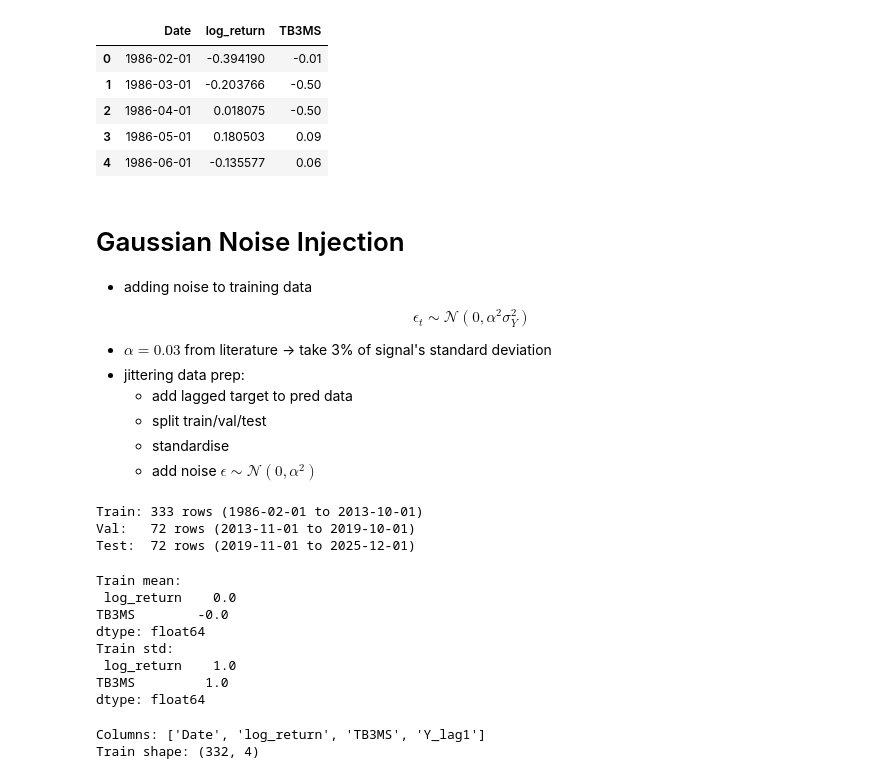
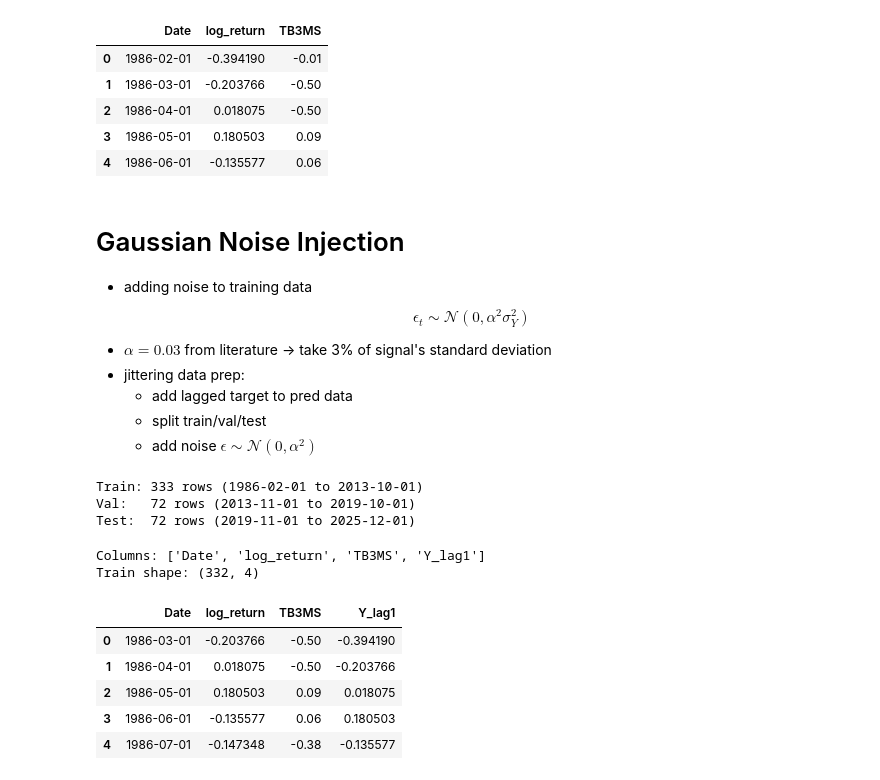
Before and after one commit to Meowth239/dse4101-project, a Jupyter notebook: data/jittering.ipynb, the cells around one changed output. Drawn from its saved outputs; the diff is of its cells as text; code cells hidden in the pictures.

```diff
--- a/data/jittering.ipynb
+++ b/data/jittering.ipynb
@@ -115,6 +115,13 @@ df_raw.head()
 | 2 | 1986-04-01 | 0.018075 | -0.50 |
 | 3 | 1986-05-01 | 0.180503 | 0.09 |
 | 4 | 1986-06-01 | -0.135577 | 0.06 |
+# %%
+predictors = pd.read_csv("tb3ms.csv", parse_dates=['date'])
+predictors = predictors.rename(columns={'date': 'Date', 'TB3MS': 'TB3MS'})
+predictors = predictors.sort_values('Date')
+df_raw = wti[['Date', 'log_return']].merge(predictors[['Date', 'TB3MS']], on='Date', how='inner')
+df_raw.dropna(inplace=True)
+df_raw.head()
 # %% [markdown]
 # Gaussian Noise Injection
 - adding noise to training data
@@ -127,7 +134,6 @@ $$
 - jittering data prep:
     - add lagged target to pred data
     - split train/val/test
-    - standardise
     - add noise $\epsilon \sim \mathscr{N}(0,\alpha^2) $
 # %%
 n = len(df_raw)
@@ -145,28 +151,4 @@ print(f"Test:  {len(test_df)} rows ({test_df['Date'].iloc[0].date()} to {test_df
 Train: 333 rows (1986-02-01 to 2013-10-01)
 Val:   72 rows (2013-11-01 to 2019-10-01)
 Test:  72 rows (2019-11-01 to 2025-12-01)
-# %%
-# Standardise features
-feature_cols = ['log_return', 'TB3MS']
-
-train_mean = train_df[feature_cols].mean()
-train_std  = train_df[feature_cols].std()
-
-def standardise(df, mean, std):
-    df = df.copy()
-    df[feature_cols] = (df[feature_cols] - mean) / std
-    return df
-
-train_scaled = standardise(train_df, train_mean, train_std)
-val_scaled   = standardise(val_df,   train_mean, train_std)
-test_scaled  = standardise(test_df,  train_mean, train_std)
-# %% [output]
-Train mean:
- log_return    0.0
-TB3MS        -0.0
-dtype: float64
-Train std:
- log_return    1.0
-TB3MS         1.0
-dtype: float64
 # %%
@@ -186,3 +168,12 @@ print("Train shape:", train_scaled.shape)
 # %% [output]
 Columns: ['Date', 'log_return', 'TB3MS', 'Y_lag1']
 Train shape: (332, 4)
+# %%
+train_wlags.head()
+# %% [output]
+|  | Date | log_return | TB3MS | Y_lag1 |
+| 0 | 1986-03-01 | -0.203766 | -0.50 | -0.394190 |
+| 1 | 1986-04-01 | 0.018075 | -0.50 | -0.203766 |
+| 2 | 1986-05-01 | 0.180503 | 0.09 | 0.018075 |
+| 3 | 1986-06-01 | -0.135577 | 0.06 | 0.180503 |
+| 4 | 1986-07-01 | -0.147348 | -0.38 | -0.135577 |
```
Also changed, not shown: parts of 15 cells of this notebook, 4 other files.
